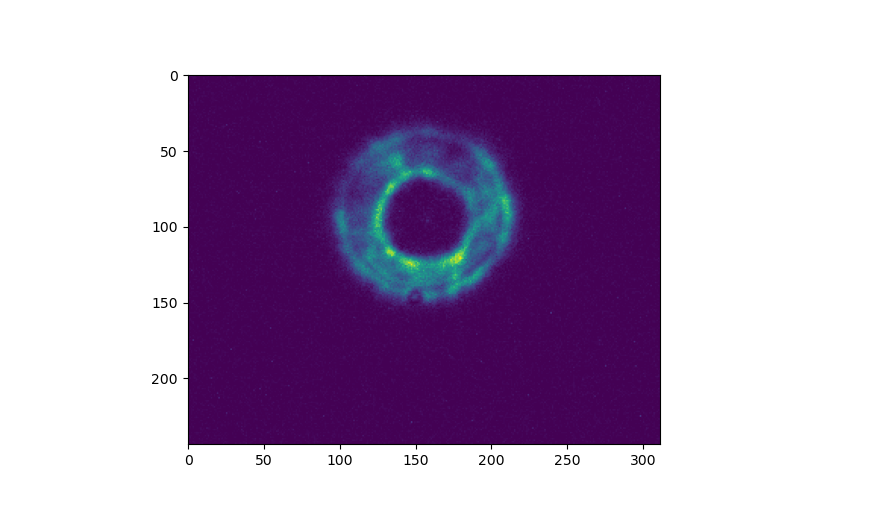
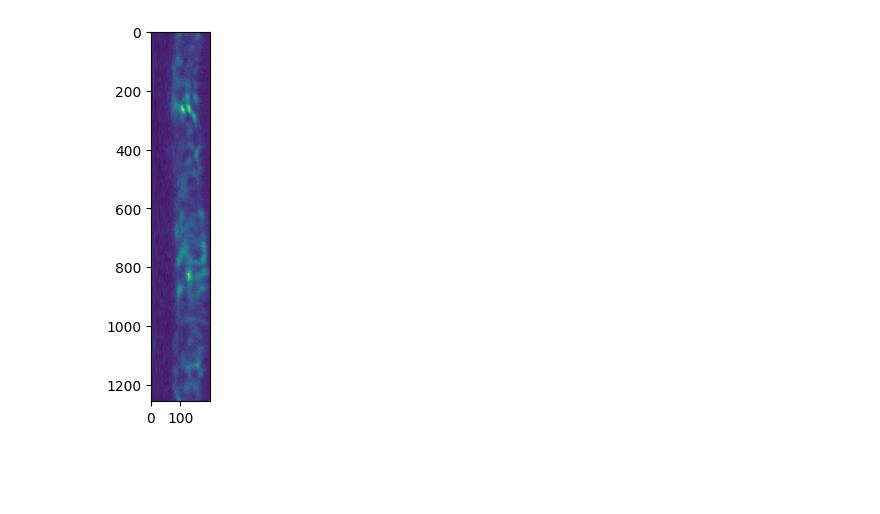
Before and after one commit to tepickering/ser_utils, a Jupyter notebook: notebooks/fass_dev.ipynb, the cells around one changed output. Drawn from its saved outputs; the diff is of its cells as text; code cells hidden in the pictures; blank space fills up the shorter version.

```diff
--- a/notebooks/fass_dev.ipynb
+++ b/notebooks/fass_dev.ipynb
@@ -56,3 +208,5 @@ $-368370.37 \; \mathrm{mm}$
 # %%
 testfile = Path.home() / "MMT/FASS/data/indi_2022-08-29/indi_record_2022-08-29@05-54-59.ser"
+testfile = Path.home() / "MMT/FASS/data/indi_2022-11-07/indi_record_2022-11-07@03-44-02.ser"
+#testfile = Path.home() / "MMT/FASS/data/indi_2022-11-07/indi_record_2022-11-07@03-25-42.ser"
 d = load_ser_file(testfile)
@@ -59,6 +233,14 @@ d = load_ser_file(testfile)
+# %%
+i1 = 410
+i2 = 411
+image1 = d['data'][i1, :, :]
+image2 = d['data'][i2, :, :]
+warped1 = warp_polar(image1, center=(109,109), radius=100, output_shape=(int(2 * np.pi * 200),200), scaling='linear', preserve_range=True)
+warped2 = warp_polar(image2, center=(109,109), radius=100, output_shape=(int(2 * np.pi * 200),200), scaling='linear', preserve_range=True)
+diff = warped1 - warped2
 # %%
 fig = plt.figure()
-plt.imshow(d['data'][500, :, :])
+plt.imshow(warped1)
 plt.show()
 # %% [output]
-[figure, old version]
+[figure, new version]
```
Also changed, not shown: parts of 19 cells of this notebook, 1 other file.
